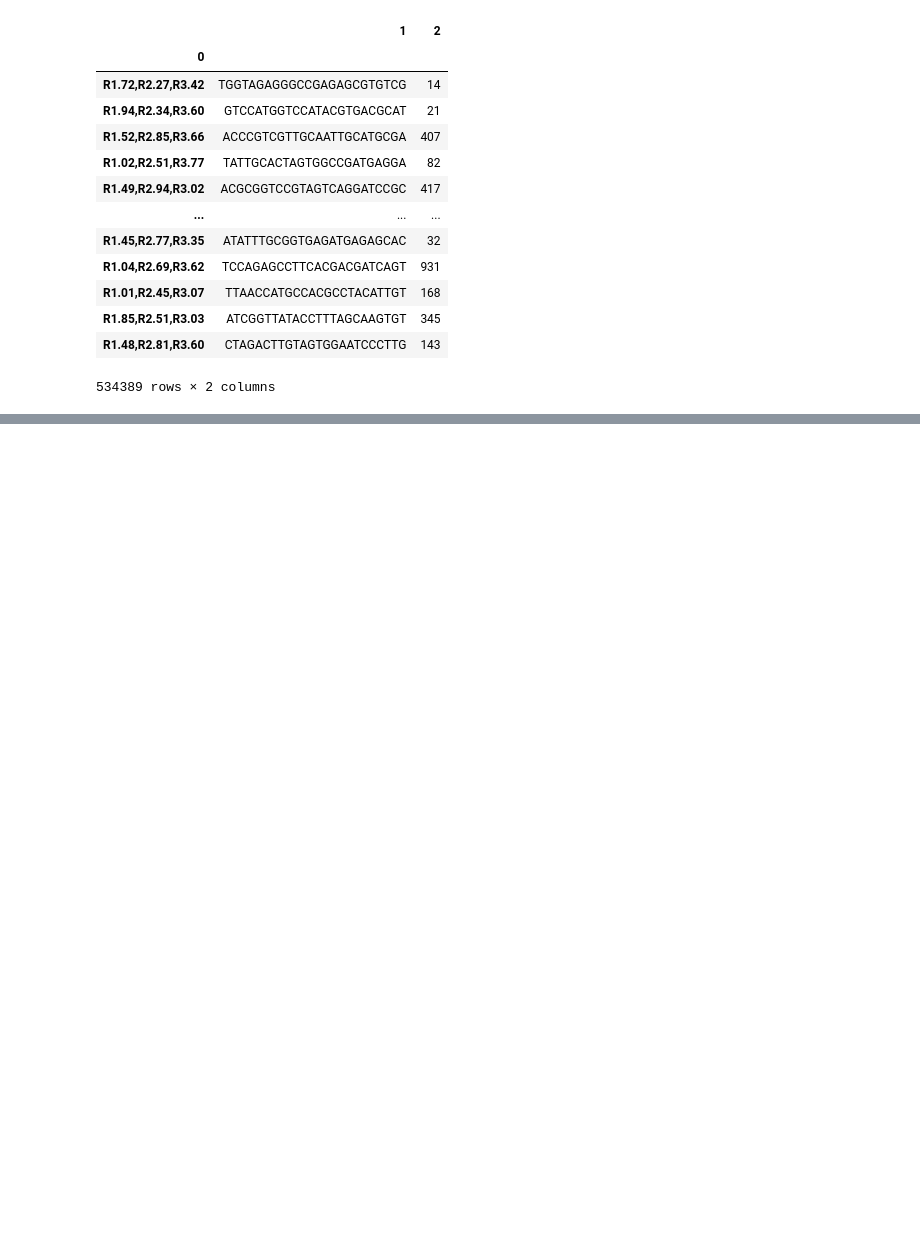
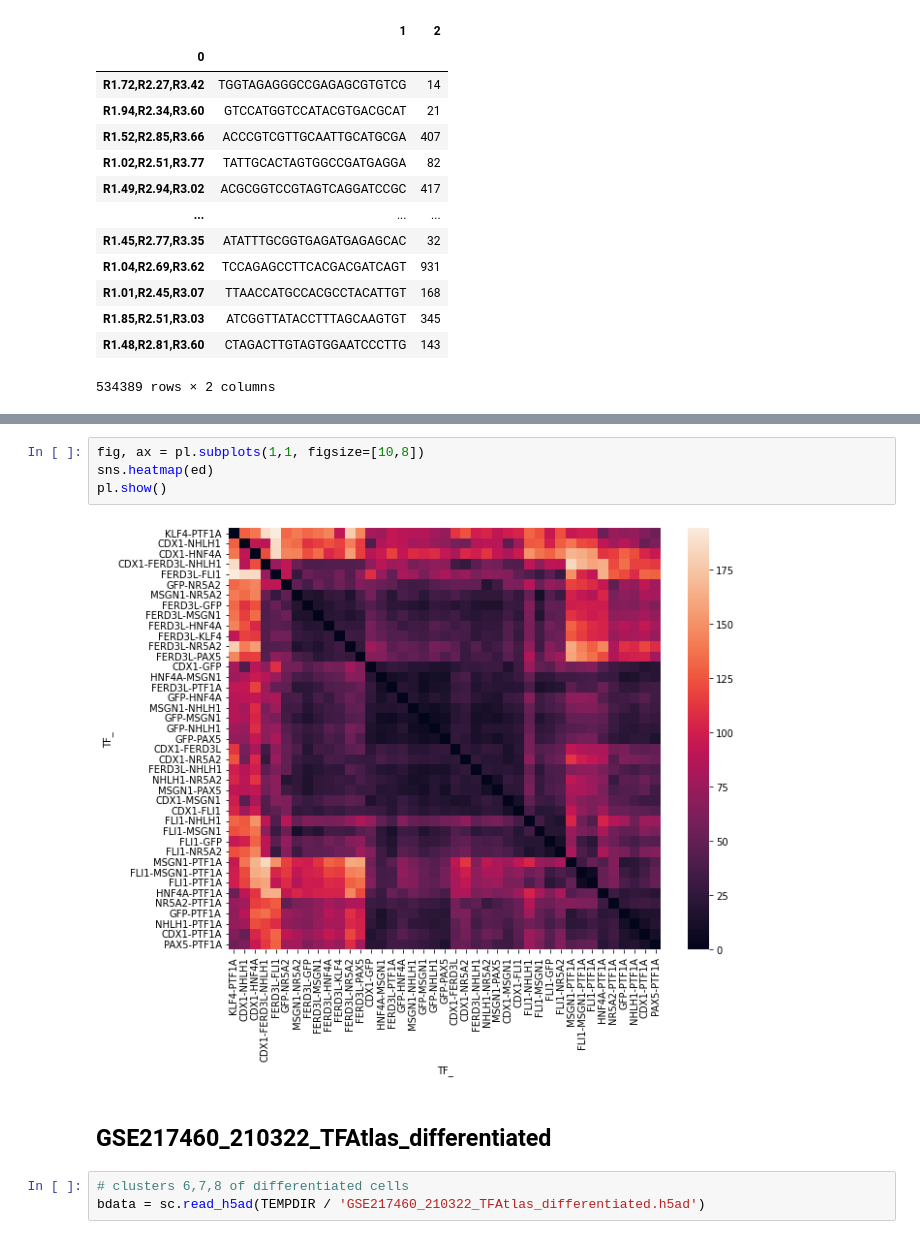
Before and after one commit to sanderlab/scPerturb, a Jupyter notebook: dataset_processing/JoungZhang2023.ipynb, the cells around one changed output, grey strips where cells are left out. Cells and saved outputs as stored; diff of their text form; blank space fills up the shorter version.

```diff
--- a/dataset_processing/JoungZhang2023.ipynb
+++ b/dataset_processing/JoungZhang2023.ipynb
@@ -95,0 +205,11 @@ df = pd.read_csv(path / 'GSM6719979_210322_TFmap_S10.csv.gz', index_col=0, heade
+# %%
+fig, ax = pl.subplots(1,1, figsize=[10,8])
+sns.heatmap(ed)
+pl.show()
+# %% [output]
+[figure, added]
+# %% [markdown]
+## GSE217460_210322_TFAtlas_differentiated
+# %%
+# clusters 6,7,8 of differentiated cells
+bdata = sc.read_h5ad(TEMPDIR / 'GSE217460_210322_TFAtlas_differentiated.h5ad')
```
Also changed, not shown: parts of 42 cells of this notebook, 5 other files.
